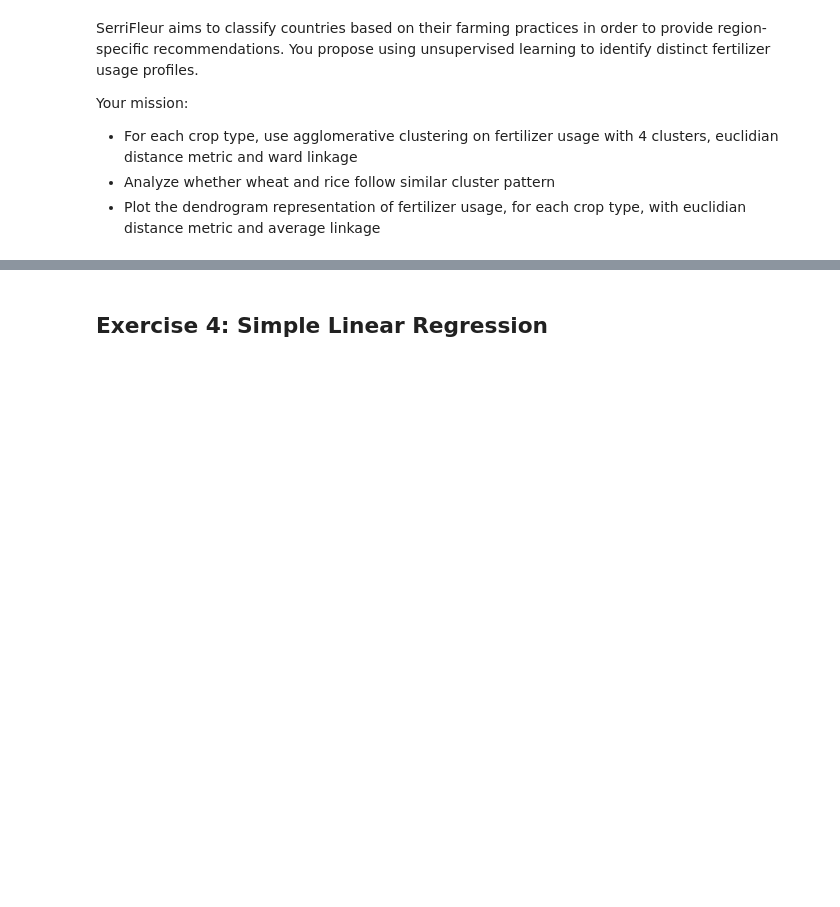
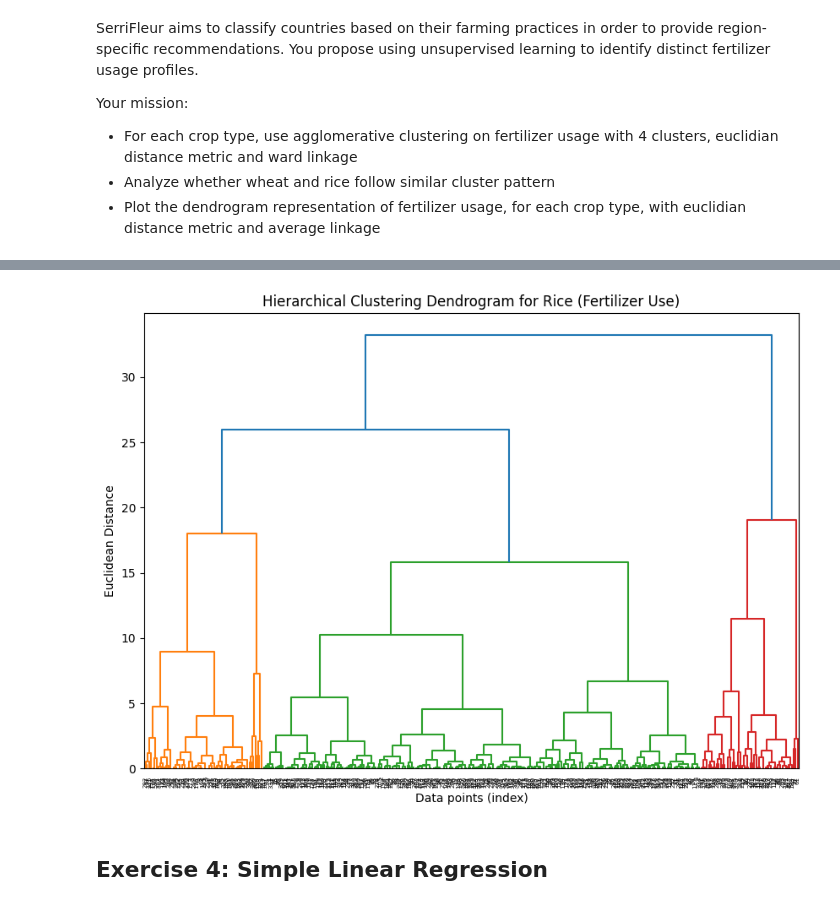
Before and after one commit to Jean7794/Hec-projet-bia-Jean, a Jupyter notebook: Assignment/assignment.ipynb, the cells around one changed output, grey strips where cells are left out. Saved outputs shown, nothing was run; the diff lists cells and outputs as text; code cells hidden in the pictures; blank space fills up the shorter version.

```diff
--- a/Assignment/assignment.ipynb
+++ b/Assignment/assignment.ipynb
@@ -237,3 +303,24 @@ Your mission:
+# %%
+# Question 8: Hierarchical Clustering for Rice
+# Don't forget to reshape the values with numpy
+
+
+from scipy.cluster.hierarchy import dendrogram, linkage
+import matplotlib.pyplot as plt
+import numpy as np
+
+rice_data = dataCrop2[dataCrop2['Crop_Type'] == 'Rice'].copy()
+rice_fertilizer = rice_data['Fertilizer_Use'].values.reshape(-1, 1)
+linked_rice = linkage(rice_fertilizer, method='average', metric='euclidean')
+plt.figure(figsize=(10, 7))
+dendrogram(linked_rice,orientation='top', distance_sort='descending',show_leaf_counts=True)
+plt.title('Hierarchical Clustering Dendrogram for Rice (Fertilizer Use)')
+plt.xlabel('Data points (index)')
+plt.ylabel('Euclidean Distance')
+plt.show()
+#moi quand c'est microscopique, moi quand ça passe quand même
+# %% [output]
+[figure, added]
 # %% [markdown]
 ## Exercise 4: Simple Linear Regression
 # %% [markdown]
```
Also changed, not shown: parts of 75 cells of this notebook.
